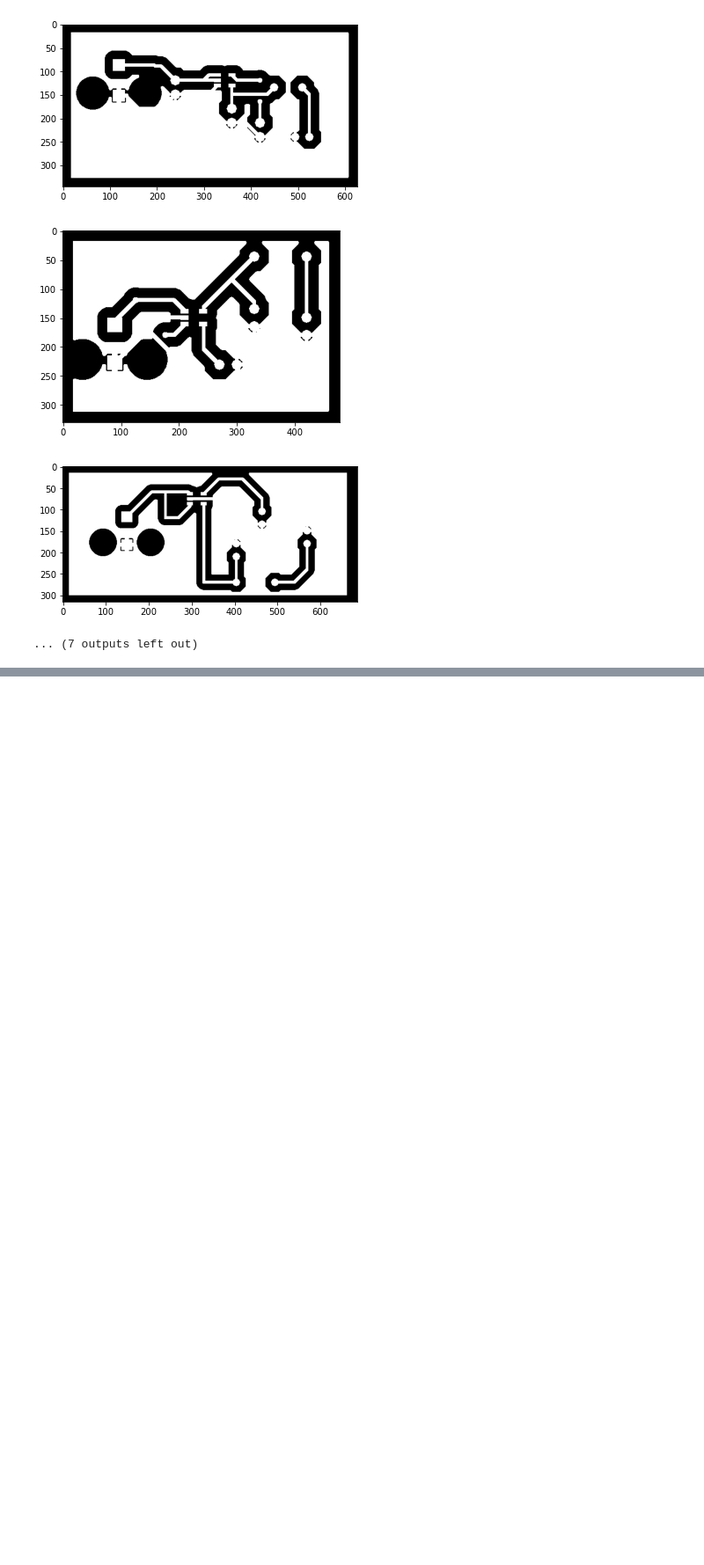
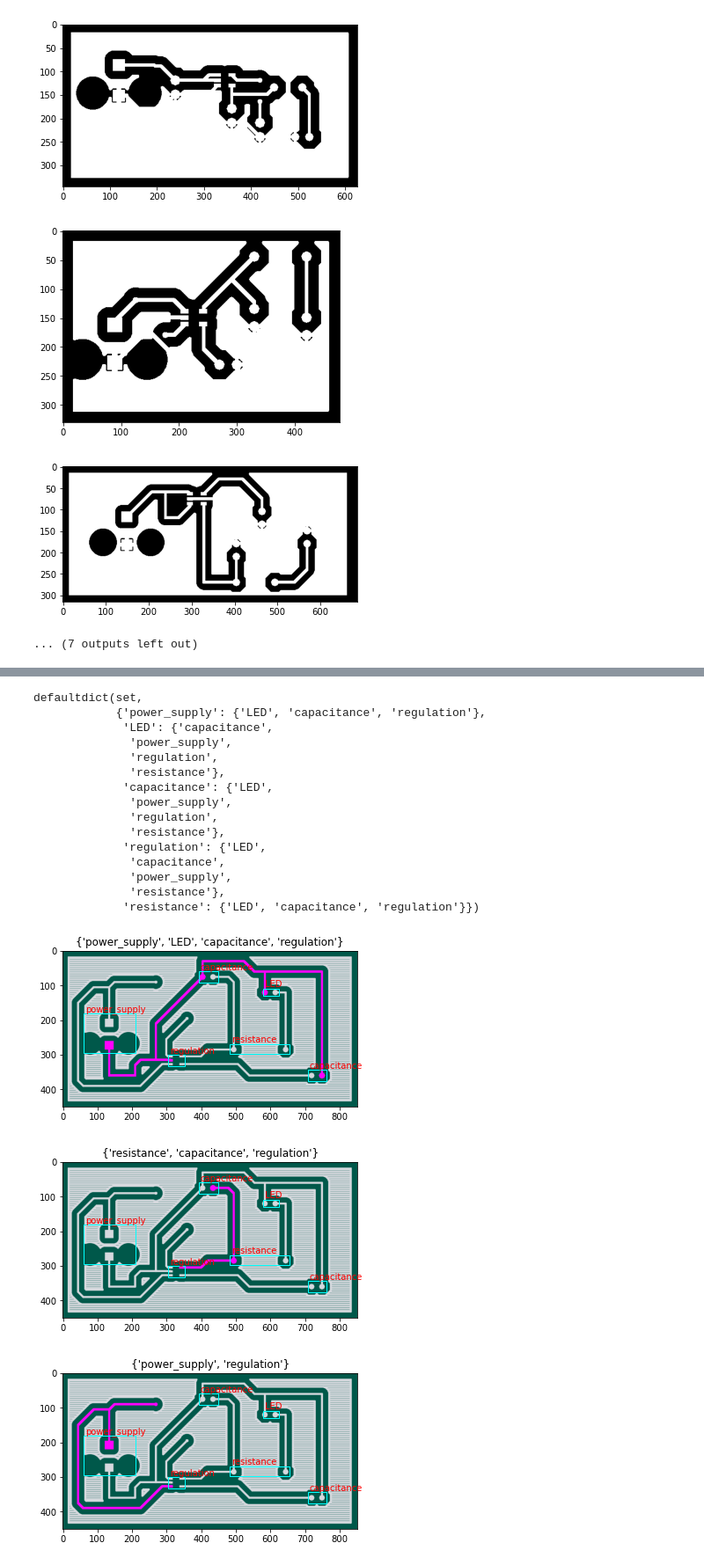
Before and after one commit to Chen-Yifan/pcb-auto-grader, a Jupyter notebook: experiment/trace_detection.ipynb, the cells around one changed output, grey strips where cells are left out. Shown at 88% size. Drawn from its saved outputs; the diff is of its cells as text; code cells hidden in the pictures; blank space fills up the shorter version.

```diff
--- a/experiment/trace_detection.ipynb
+++ b/experiment/trace_detection.ipynb
@@ -117,0 +170,60 @@ display_all_white_regions(get_binary_copper_img(all_top_copper_files[0]))
+# %%
+def get_topology(copper_img, component_bbs, verbose=False):
+    """
+    copper_img: input copper img in numpy format
+    component_bbs: loaded label file in bounding box format
+    """
+    graph = collections.defaultdict(set)
+    for trace in detect_traces(copper_img):
+        all_labels = set()
+        for i, j in trace:
+            for bounding_box, label in component_bbs:
+                if in_box(bounding_box, (i, j)):
+                    all_labels.add(label)
+        if verbose:
+            ax = display_by_marking(copper_img, trace, color=(255, 0, 255))
+
+            for bix in range(len(component_bbs)):
+                box, label = component_bbs[bix]
+                width, height = (box[2] - box[0]), (box[3] - box[1])
+                initial_pos = (box[0], box[1])
+                rect = patches.Rectangle(initial_pos,  width, height, linewidth=1,
+                                         edgecolor='cyan', facecolor='none')
+                ax.text(box[0] + 5, box[1] - 5, '{}'.format(label), color='red')
+                ax.add_patch(rect)
+                ax.set_title(f'{all_labels}')
+
+        for label_a in all_labels:
+            for label_b in all_labels:
+                if label_a != label_b:
+                    graph[label_a].add(label_b)
+                    graph[label_b].add(label_a)
+    return graph
+
+def get_topology_from_path(copper_path, label_path, verbose=False):
+    copper_img = cv2.imread(copper_path)
+    component_bbs = get_all_bounding_box_from_file(label_path)
+    return get_topology(copper_img, component_bbs, verbose)
+# %%
+all_top_copper_files = get_all_copper_image_paths()
+all_top_copper_label_pairs =  list(zip(sorted(all_top_copper_files), sorted(all_label_files)))
+get_topology_from_path(*all_top_copper_label_pairs[0], verbose=True)
+# %% [output]
+defaultdict(set,
+            {'power_supply': {'LED', 'capacitance', 'regulation'},
+             'LED': {'capacitance',
+              'power_supply',
+              'regulation',
+              'resistance'},
+             'capacitance': {'LED',
+              'power_supply',
+              'regulation',
+              'resistance'},
+             'regulation': {'LED',
+              'capacitance',
+              'power_supply',
+              'resistance'},
+             'resistance': {'LED', 'capacitance', 'regulation'}})
+[figure, added]
+[figure, added]
+[figure, added]
```
Also changed, not shown: parts of 19 cells of this notebook.
